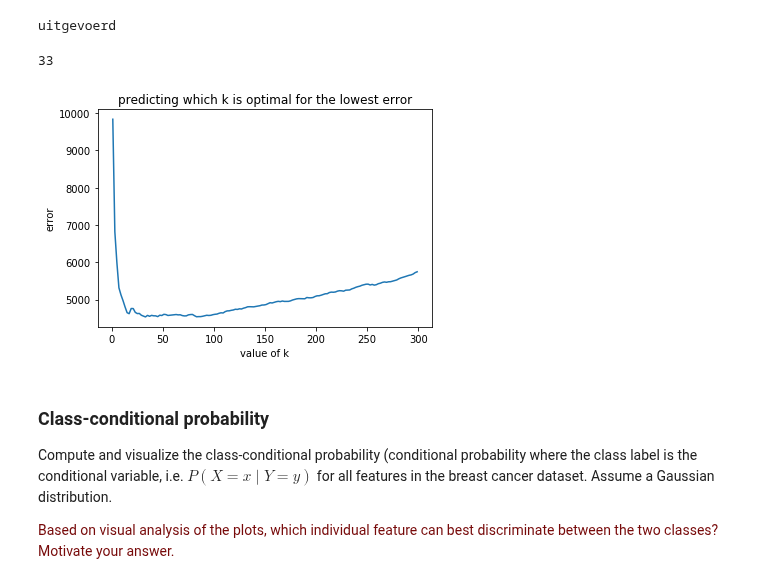
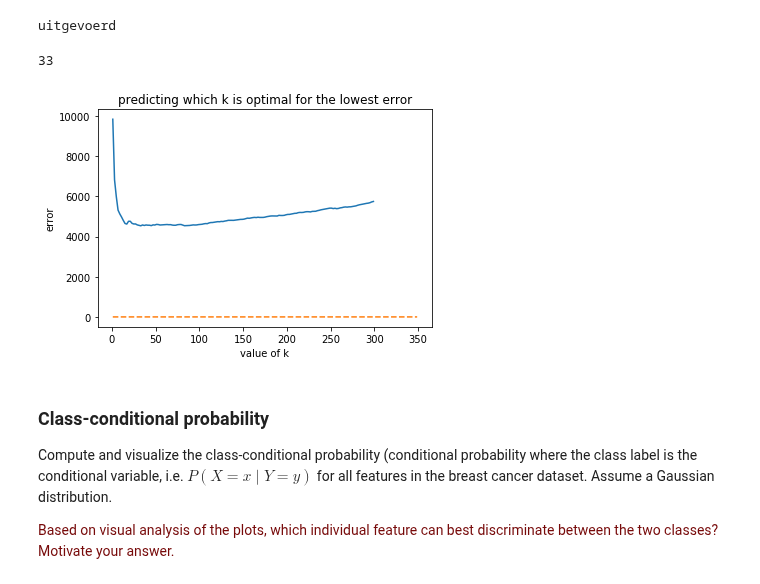
Before and after one commit to ndkruif/8dm40-machine-learning, a Jupyter notebook: practicals/week_1_new.ipynb, the cells around one changed output. Cells and saved outputs as stored; diff of their text form; code cells hidden in the pictures.

```diff
--- a/practicals/week_1_new.ipynb
+++ b/practicals/week_1_new.ipynb
@@ -278,18 +278,18 @@ uitgevoerd
 # %%
 # It plots all the errors (y-as) against the k value's (x-as)
 plt.figure()
-plt.plot(list(dict_of_reg_errors.keys()), list(dict_of_reg_errors.values()))
+plt.plot(list(dict_of_reg_errors.keys()), list(dict_of_reg_errors.values()), list(dict_of_errors.keys()), list(dict_of_errors.values()), '--')
 plt.xlabel('value of k')
 plt.ylabel('error')
 plt.title('predicting which k is optimal for the lowest error')
 
 # It will print the value of K with the lowest error
 whichK = sorted(dict_of_reg_errors.items(), key=operator.itemgetter(1))
 bestKvalue = whichK[0][0]
 print (bestKvalue)
 # %% [output]
 33
-[figure, old version]
+[figure, new version]
 # %% [markdown]
 ### Class-conditional probability
 
```
